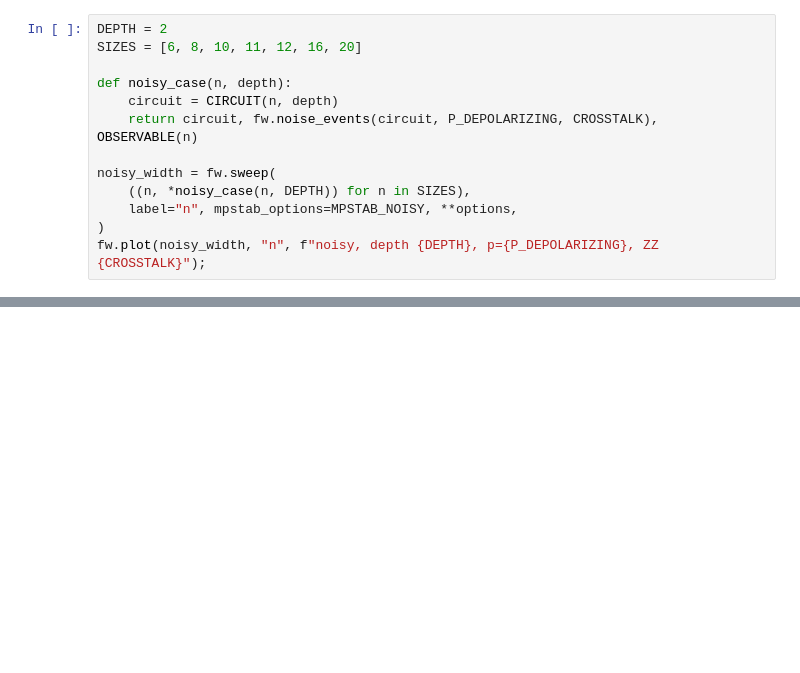
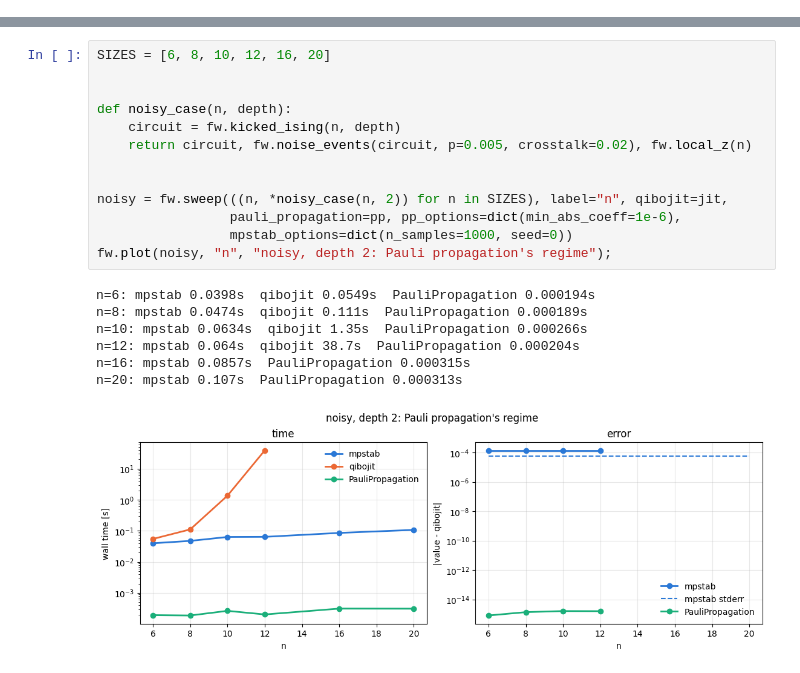
Before and after one commit to MatteoRobbiati/mpstab, a Jupyter notebook: examples/notebooks/benchmarks/frameworks.ipynb, the cells around one changed output, grey strips where cells are left out. Cells and saved outputs as stored; diff of their text form; blank space fills up the shorter version.

```diff
--- a/examples/notebooks/benchmarks/frameworks.ipynb
+++ b/examples/notebooks/benchmarks/frameworks.ipynb
@@ -185,13 +0,0 @@ reference and only the times are shown.
-# %%
-DEPTH = 2
-SIZES = [6, 8, 10, 11, 12, 16, 20]
-
-def noisy_case(n, depth):
-    circuit = CIRCUIT(n, depth)
-    return circuit, fw.noise_events(circuit, P_DEPOLARIZING, CROSSTALK), OBSERVABLE(n)
-
-noisy_width = fw.sweep(
-    ((n, *noisy_case(n, DEPTH)) for n in SIZES),
-    label="n", mpstab_options=MPSTAB_NOISY, **options,
-)
-fw.plot(noisy_width, "n", f"noisy, depth {DEPTH}, p={P_DEPOLARIZING}, ZZ {CROSSTALK}");
@@ -300,0 +182,21 @@ pd.DataFrame(fw.compare(circuit, events, observable, mpstab_options=MPSTAB_NOISY
+# %%
+SIZES = [6, 8, 10, 12, 16, 20]
+
+
+def noisy_case(n, depth):
+    circuit = fw.kicked_ising(n, depth)
+    return circuit, fw.noise_events(circuit, p=0.005, crosstalk=0.02), fw.local_z(n)
+
+
+noisy = fw.sweep(((n, *noisy_case(n, 2)) for n in SIZES), label="n", qibojit=jit,
+                 pauli_propagation=pp, pp_options=dict(min_abs_coeff=1e-6),
+                 mpstab_options=dict(n_samples=1000, seed=0))
+fw.plot(noisy, "n", "noisy, depth 2: Pauli propagation's regime");
+# %% [output]
+n=6: mpstab 0.0398s  qibojit 0.0549s  PauliPropagation 0.000194s
+n=8: mpstab 0.0474s  qibojit 0.111s  PauliPropagation 0.000189s
+n=10: mpstab 0.0634s  qibojit 1.35s  PauliPropagation 0.000266s
+n=12: mpstab 0.064s  qibojit 38.7s  PauliPropagation 0.000204s
+n=16: mpstab 0.0857s  PauliPropagation 0.000315s
+n=20: mpstab 0.107s  PauliPropagation 0.000313s
+[figure, added]
```
Also changed, not shown: parts of 45 cells of this notebook.
